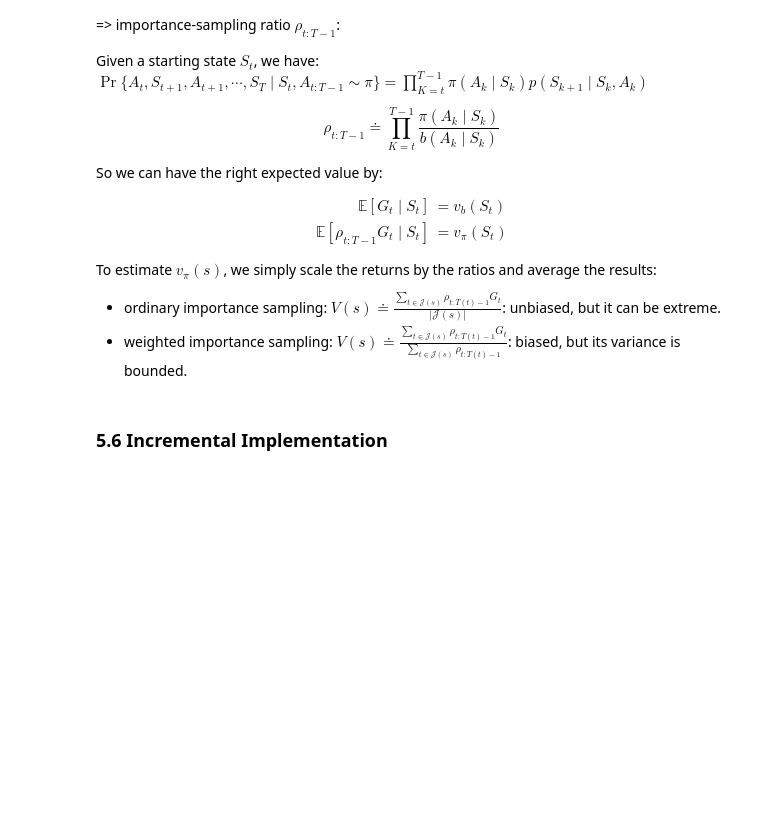
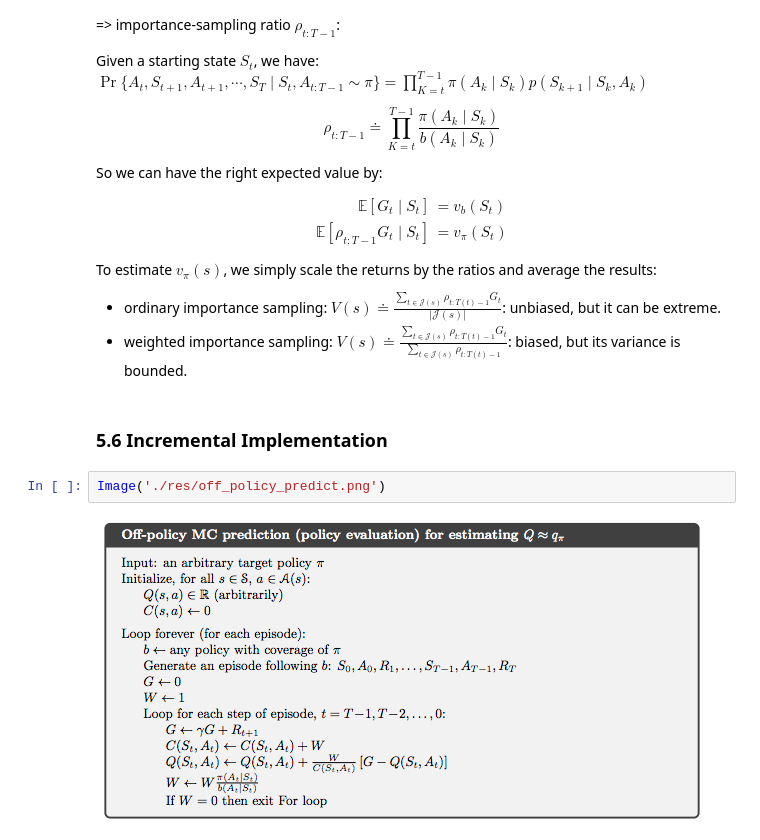
Before and after one commit to facaiy/book_notes, a Jupyter notebook: Reinforcement_Learing_An_Introduction/Monte_Carlo_Methods/note.ipynb, the cells around one changed output. Saved outputs shown, nothing was run; the diff lists cells and outputs as text; blank space fills up the shorter version.

```diff
--- a/Reinforcement_Learing_An_Introduction/Monte_Carlo_Methods/note.ipynb
+++ b/Reinforcement_Learing_An_Introduction/Monte_Carlo_Methods/note.ipynb
@@ -116,3 +116,7 @@ To estimate $v_\pi(s)$, we simply scale the returns by the ratios and average th
 + weighted importance sampling: $V(s) \doteq \frac{\sum_{t \in \mathcal{J}(s)} \rho_{t:T(t)-1} G_t}{\sum_{t \in \mathcal{J}(s)} \rho_{t:T(t)-1}}$: biased, but its variance is bounded.
 # %% [markdown]
 ### 5.6 Incremental Implementation
+# %%
+Image('./res/off_policy_predict.png')
+# %% [output]
+[figure, added]
```
Also changed, not shown: parts of 5 cells of this notebook, 2 other files.
